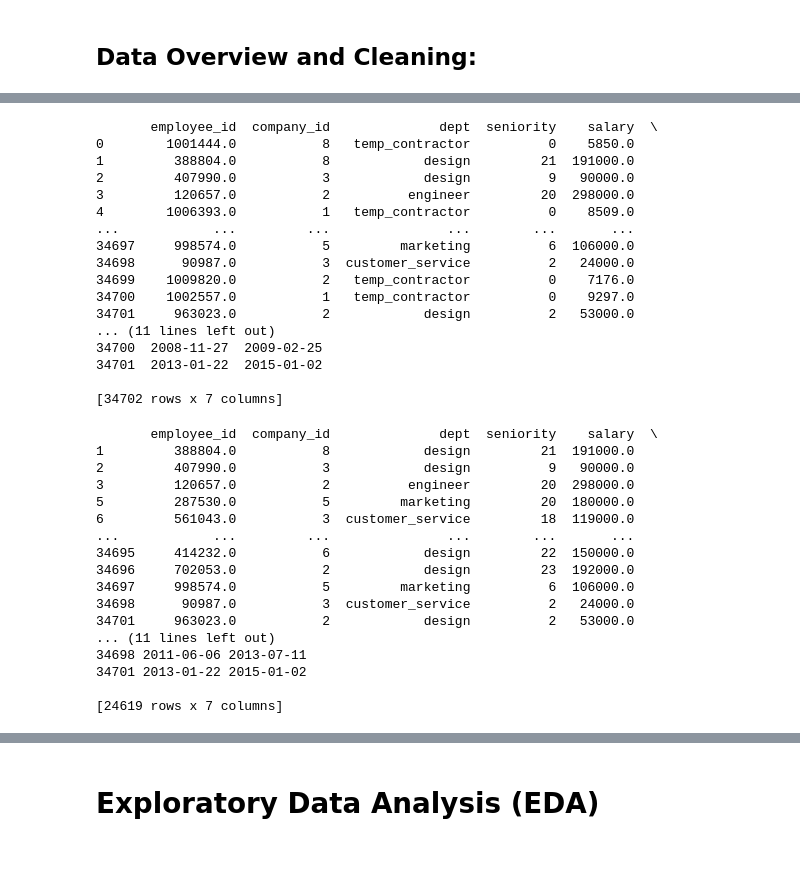
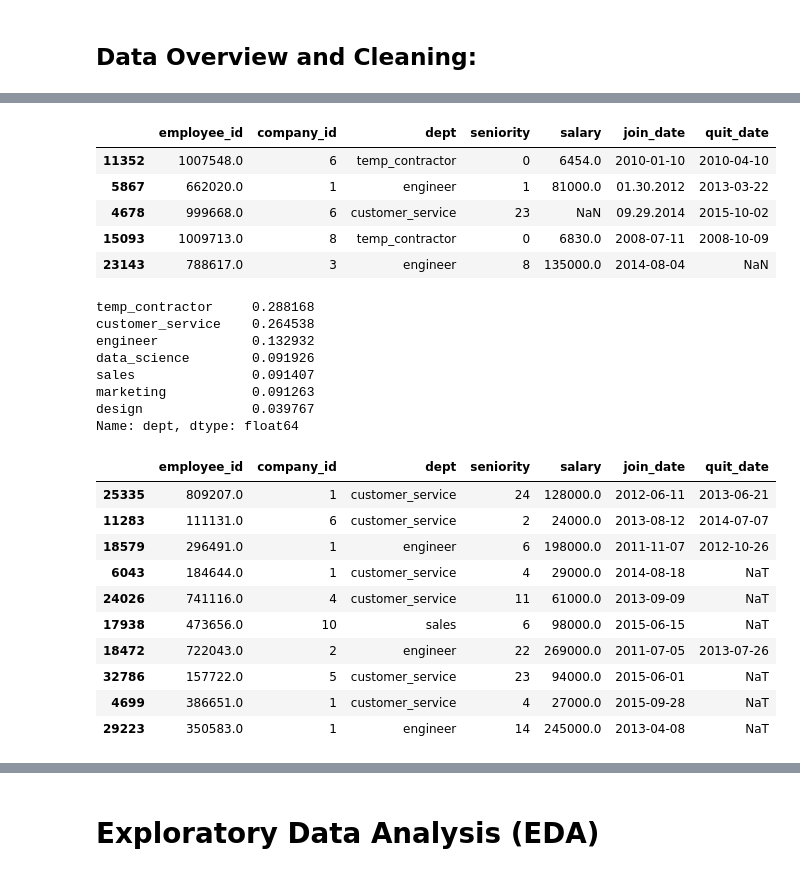
Before and after one commit to mihyechoi/dataScience-projects, a Jupyter notebook: Employee_retention_MihyeChoi.ipynb, the cells around one changed output, grey strips where cells are left out. Cells and saved outputs as stored; diff of their text form; code cells hidden in the pictures.

```diff
--- a/Employee_retention_MihyeChoi.ipynb
+++ b/Employee_retention_MihyeChoi.ipynb
@@ -28,52 +34,45 @@ import datetime
 # %%
 df = pd.read_csv('employee_retention.txt', delimiter=',')
 df= df.drop(df.columns[[0]], axis=1)
-print(df)
+df.sample(5)
 # %% [output]
-       employee_id  company_id              dept  seniority    salary  \
-0        1001444.0           8   temp_contractor          0    5850.0
-1         388804.0           8            design         21  191000.0
-2         407990.0           3            design          9   90000.0
-3         120657.0           2          engineer         20  298000.0
-4        1006393.0           1   temp_contractor          0    8509.0
-...            ...         ...               ...        ...       ...
-34697     998574.0           5         marketing          6  106000.0
-34698      90987.0           3  customer_service          2   24000.0
-34699    1009820.0           2   temp_contractor          0    7176.0
-34700    1002557.0           1   temp_contractor          0    9297.0
-34701     963023.0           2            design          2   53000.0
-... (11 lines left out)
-34700  2008-11-27  2009-02-25
-34701  2013-01-22  2015-01-02
-
-[34702 rows x 7 columns]
+|  | employee_id | company_id | dept | seniority | salary | join_date | quit_date |
+| 11352 | 1007548.0 | 6 | temp_contractor | 0 | 6454.0 | 2010-01-10 | 2010-04-10 |
+| 5867 | 662020.0 | 1 | engineer | 1 | 81000.0 | 01.30.2012 | 2013-03-22 |
+| 4678 | 999668.0 | 6 | customer_service | 23 | NaN | 09.29.2014 | 2015-10-02 |
+| 15093 | 1009713.0 | 8 | temp_contractor | 0 | 6830.0 | 2008-07-11 | 2008-10-09 |
+| 23143 | 788617.0 | 3 | engineer | 8 | 135000.0 | 2014-08-04 | NaN |
 # %%
-# Data pre-processing.
+# Data pre-processing and cleaning
 dept_check = df.dept.value_counts()/len(df) # typo check
+print(dept_check)
+
 df = df[df.seniority < 70] # seniority value check, value over 70 is likely to be an error
-df['join_date'] = pd.to_datetime(df.join_date) # to have the consistend date format, print(df.join_date.min())
+df['join_date'] = pd.to_datetime(df.join_date) # to have the consistent date format, print(df.join_date.min())
 df['quit_date'] = pd.to_datetime(df.quit_date) # print(df.quit_date.max())
 start_date = '2011-01-24'# set the right range
 end_date = '2015-12-13'# set the right range
 mask = (df['join_date'] > start_date) & (df['join_date'] <= end_date)
 df = df.loc[mask]
-print(df)
+df.sample(10)
 # %% [output]
-       employee_id  company_id              dept  seniority    salary  \
-1         388804.0           8            design         21  191000.0
-2         407990.0           3            design          9   90000.0
-3         120657.0           2          engineer         20  298000.0
-5         287530.0           5         marketing         20  180000.0
-6         561043.0           3  customer_service         18  119000.0
-...            ...         ...               ...        ...       ...
-34695     414232.0           6            design         22  150000.0
-34696     702053.0           2            design         23  192000.0
-34697     998574.0           5         marketing          6  106000.0
-34698      90987.0           3  customer_service          2   24000.0
-34701     963023.0           2            design          2   53000.0
-... (11 lines left out)
-34698 2011-06-06 2013-07-11
-34701 2013-01-22 2015-01-02
-
-[24619 rows x 7 columns]
+temp_contractor     0.288168
+customer_service    0.264538
+engineer            0.132932
+data_science        0.091926
+sales               0.091407
+marketing           0.091263
+design              0.039767
+Name: dept, dtype: float64
+|  | employee_id | company_id | dept | seniority | salary | join_date | quit_date |
+| 25335 | 809207.0 | 1 | customer_service | 24 | 128000.0 | 2012-06-11 | 2013-06-21 |
+| 11283 | 111131.0 | 6 | customer_service | 2 | 24000.0 | 2013-08-12 | 2014-07-07 |
+| 18579 | 296491.0 | 1 | engineer | 6 | 198000.0 | 2011-11-07 | 2012-10-26 |
+| 6043 | 184644.0 | 1 | customer_service | 4 | 29000.0 | 2014-08-18 | NaT |
+| 24026 | 741116.0 | 4 | customer_service | 11 | 61000.0 | 2013-09-09 | NaT |
+| 17938 | 473656.0 | 10 | sales | 6 | 98000.0 | 2015-06-15 | NaT |
+| 18472 | 722043.0 | 2 | engineer | 22 | 269000.0 | 2011-07-05 | 2013-07-26 |
+| 32786 | 157722.0 | 5 | customer_service | 23 | 94000.0 | 2015-06-01 | NaT |
+| 4699 | 386651.0 | 1 | customer_service | 4 | 27000.0 | 2015-09-28 | NaT |
+| 29223 | 350583.0 | 1 | engineer | 14 | 245000.0 | 2013-04-08 | NaT |
 # %%
```
Also changed, not shown: parts of 3 cells of this notebook.
